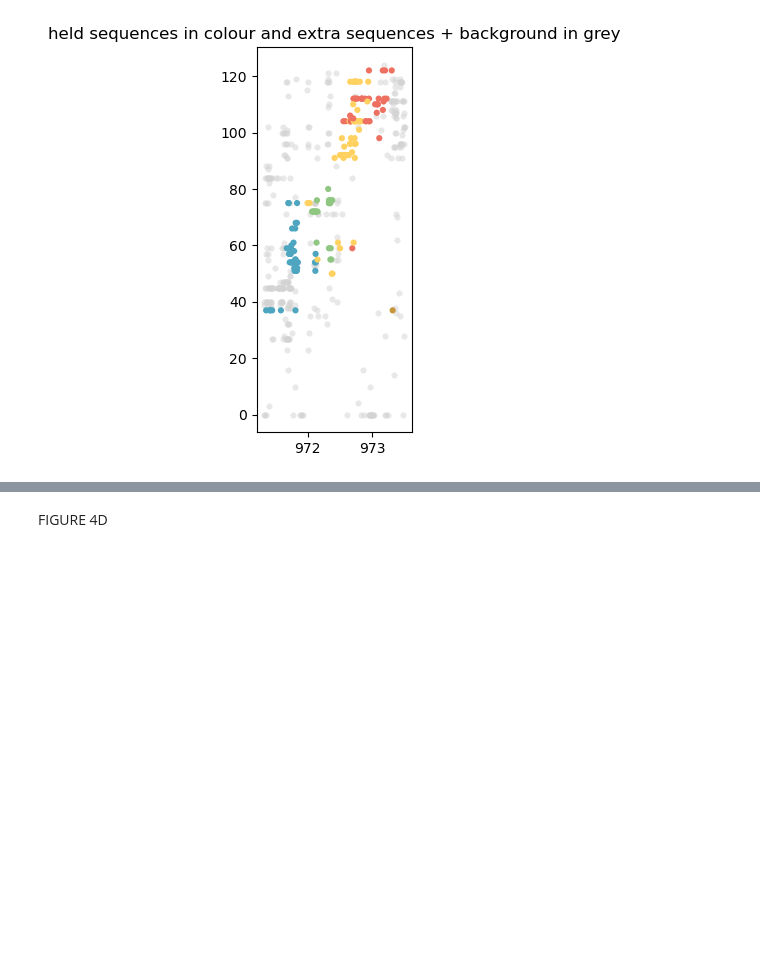
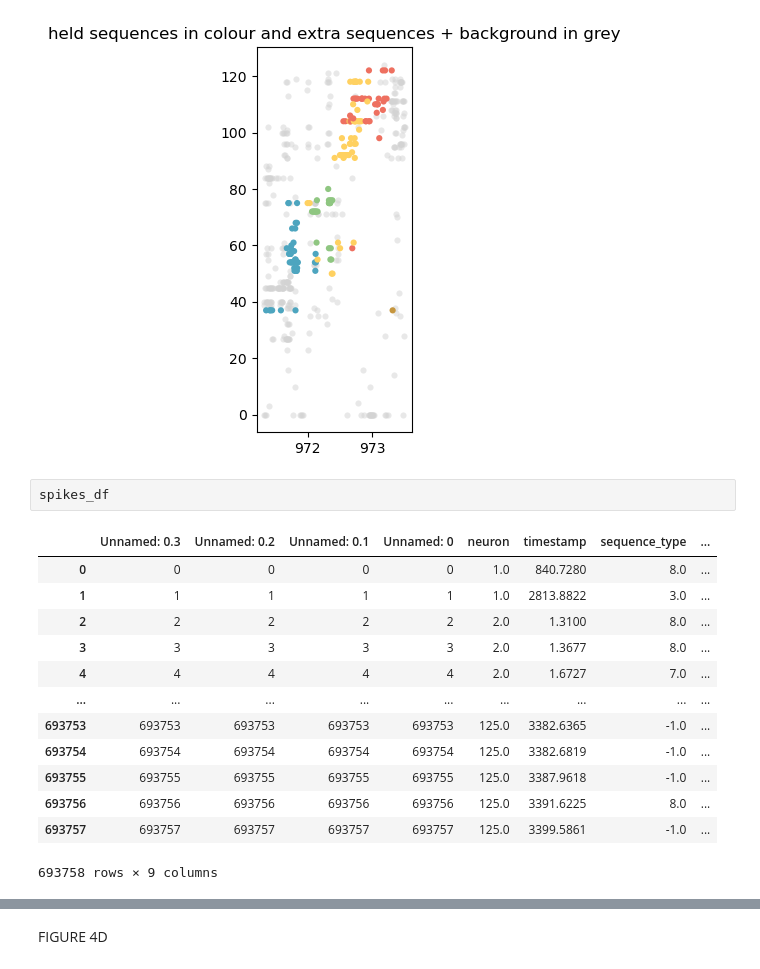
Before and after one commit to EmmettJT/procedural_replay_paper-, a Jupyter notebook: figure4/Fig4_plots_.ipynb, the cells around one changed output, grey strips where cells are left out. Drawn from its saved outputs; the diff is of its cells as text; blank space fills up the shorter version.

```diff
--- a/figure4/Fig4_plots_.ipynb
+++ b/figure4/Fig4_plots_.ipynb
@@ -149,3 +149,19 @@ ax.set_title('held sequences in colour and extra sequences + background in grey'
 # %% [output]
 Text(0.5, 1.0, 'held sequences in colour and extra sequences + background in grey')
 [figure]
+# %%
+spikes_df
+# %% [output]
+|  | Unnamed: 0.3 | Unnamed: 0.2 | Unnamed: 0.1 | Unnamed: 0 | neuron | timestamp | sequence_type | ... |
+| 0 | 0 | 0 | 0 | 0 | 1.0 | 840.7280 | 8.0 | ... |
+| 1 | 1 | 1 | 1 | 1 | 1.0 | 2813.8822 | 3.0 | ... |
+| 2 | 2 | 2 | 2 | 2 | 2.0 | 1.3100 | 8.0 | ... |
+| 3 | 3 | 3 | 3 | 3 | 2.0 | 1.3677 | 8.0 | ... |
+| 4 | 4 | 4 | 4 | 4 | 2.0 | 1.6727 | 7.0 | ... |
+| ... | ... | ... | ... | ... | ... | ... | ... | ... |
+| 693753 | 693753 | 693753 | 693753 | 693753 | 125.0 | 3382.6365 | -1.0 | ... |
+| 693754 | 693754 | 693754 | 693754 | 693754 | 125.0 | 3382.6819 | -1.0 | ... |
+| 693755 | 693755 | 693755 | 693755 | 693755 | 125.0 | 3387.9618 | -1.0 | ... |
+| 693756 | 693756 | 693756 | 693756 | 693756 | 125.0 | 3391.6225 | 8.0 | ... |
+| 693757 | 693757 | 693757 | 693757 | 693757 | 125.0 | 3399.5861 | -1.0 | ... |
+693758 rows × 9 columns
```
Also changed, not shown: parts of 1 cell of this notebook, 5 other files.
